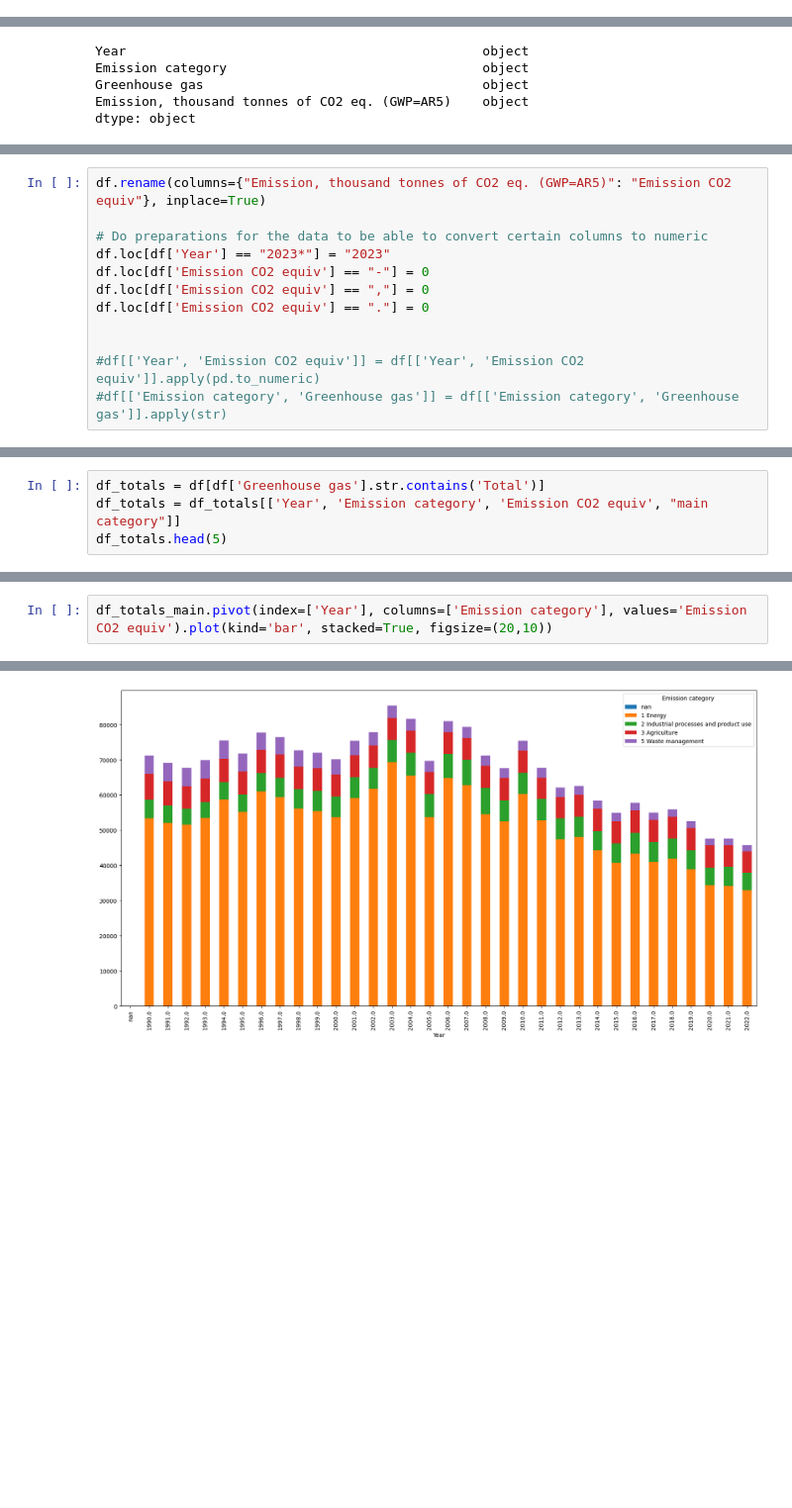
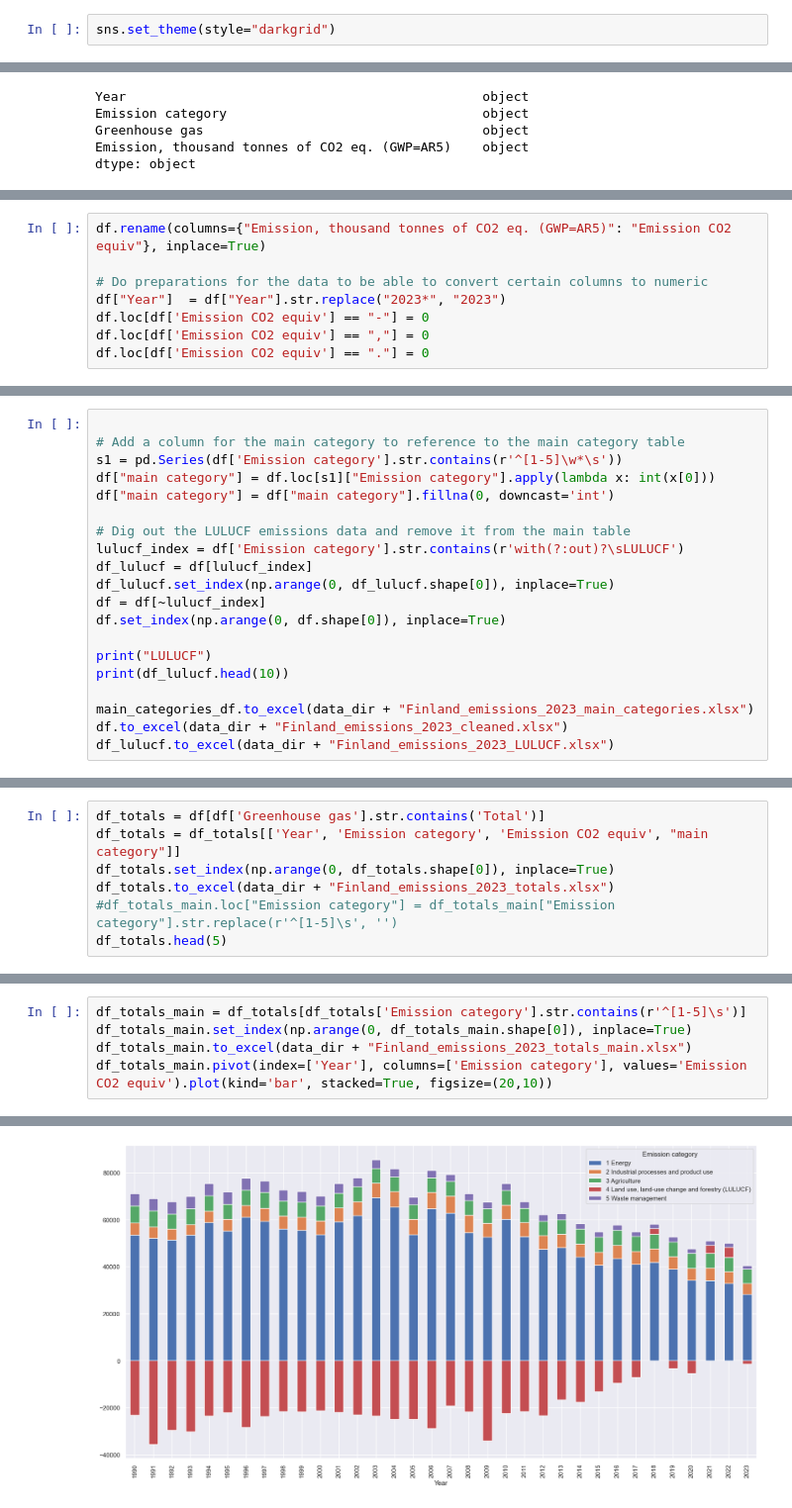
Before and after one commit to jpronkko/FinlandEmissions2023, a Jupyter notebook: Python/check_and_cleanup.ipynb, the cells around one changed output, grey strips where cells are left out. Shown at 99% size. Drawn from its saved outputs; the diff is of its cells as text; blank space fills up the shorter version.

Commit message:
Python notebook processing changes, third visualization page added to Power BI project

```diff
--- a/Python/check_and_cleanup.ipynb
+++ b/Python/check_and_cleanup.ipynb
@@ -30,6 +30,8 @@ import matplotlib.pyplot as plt
 import os
 import numpy as np
 import openpyxl
+# %%
+sns.set_theme(style="darkgrid")
 # %% [markdown]
 Get the CSV file in and check the header what it looks like
 # %%
@@ -66,11 +84,7 @@ dtype: object
 df.rename(columns={"Emission, thousand tonnes of CO2 eq. (GWP=AR5)": "Emission CO2 equiv"}, inplace=True)
 
 # Do preparations for the data to be able to convert certain columns to numeric
-df.loc[df['Year'] == "2023*"] = "2023"
+df["Year"]  = df["Year"].str.replace("2023*", "2023")
 df.loc[df['Emission CO2 equiv'] == "-"] = 0
 df.loc[df['Emission CO2 equiv'] == ","] = 0
 df.loc[df['Emission CO2 equiv'] == "."] = 0
-
-
-#df[['Year', 'Emission CO2 equiv']] = df[['Year', 'Emission CO2 equiv']].apply(pd.to_numeric)
-#df[['Emission category', 'Greenhouse gas']] = df[['Emission category', 'Greenhouse gas']].apply(str)
@@ -123,0 +138,20 @@ LULUCF
+# %%
+
+# Add a column for the main category to reference to the main category table
+s1 = pd.Series(df['Emission category'].str.contains(r'^[1-5]\w*\s'))
+df["main category"] = df.loc[s1]["Emission category"].apply(lambda x: int(x[0]))
+df["main category"] = df["main category"].fillna(0, downcast='int')
+
+# Dig out the LULUCF emissions data and remove it from the main table
+lulucf_index = df['Emission category'].str.contains(r'with(?:out)?\sLULUCF')
+df_lulucf = df[lulucf_index]
+df_lulucf.set_index(np.arange(0, df_lulucf.shape[0]), inplace=True)
+df = df[~lulucf_index]
+df.set_index(np.arange(0, df.shape[0]), inplace=True)
+
+print("LULUCF")
+print(df_lulucf.head(10))
+
+main_categories_df.to_excel(data_dir + "Finland_emissions_2023_main_categories.xlsx")
+df.to_excel(data_dir + "Finland_emissions_2023_cleaned.xlsx")
+df_lulucf.to_excel(data_dir + "Finland_emissions_2023_LULUCF.xlsx")
@@ -124,6 +185,9 @@ LULUCF
 # %%
 df_totals = df[df['Greenhouse gas'].str.contains('Total')]
 df_totals = df_totals[['Year', 'Emission category', 'Emission CO2 equiv', "main category"]]
+df_totals.set_index(np.arange(0, df_totals.shape[0]), inplace=True)
+df_totals.to_excel(data_dir + "Finland_emissions_2023_totals.xlsx")
+#df_totals_main.loc["Emission category"] = df_totals_main["Emission category"].str.replace(r'^[1-5]\s', '')
 df_totals.head(5)
 # %% [output]
 |  | Year | Emission category | Emission CO2 equiv | main category |
@@ -171,5 +201,8 @@ Name: Emission category, dtype: object
 # %%
+df_totals_main = df_totals[df_totals['Emission category'].str.contains(r'^[1-5]\s')]
+df_totals_main.set_index(np.arange(0, df_totals_main.shape[0]), inplace=True)
+df_totals_main.to_excel(data_dir + "Finland_emissions_2023_totals_main.xlsx")
 df_totals_main.pivot(index=['Year'], columns=['Emission category'], values='Emission CO2 equiv').plot(kind='bar', stacked=True, figsize=(20,10))
 # %% [output]
 <Axes: xlabel='Year'>
-[figure, old version]
+[figure, new version]
```
Also changed, not shown: parts of 18 cells of this notebook, 14 other files.
